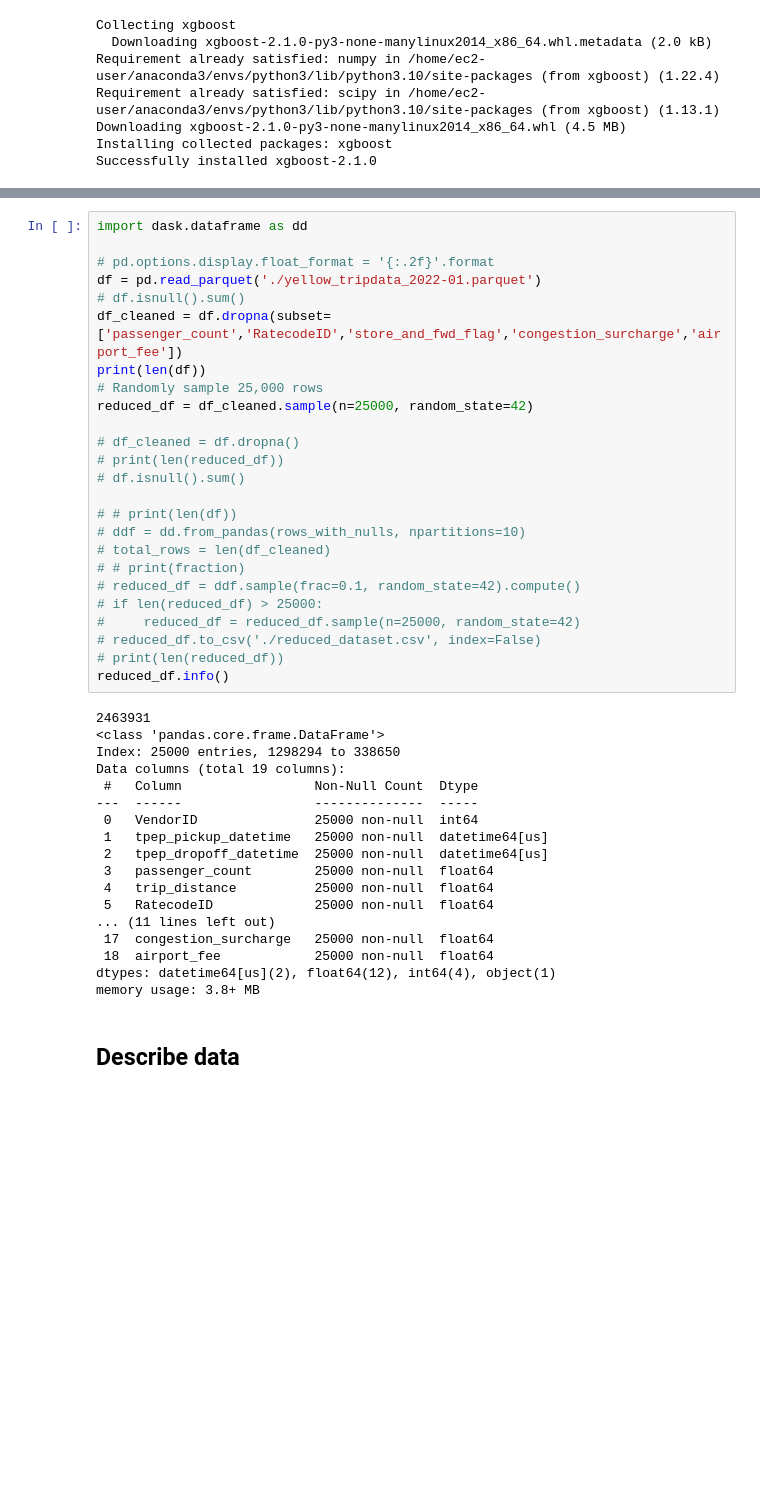
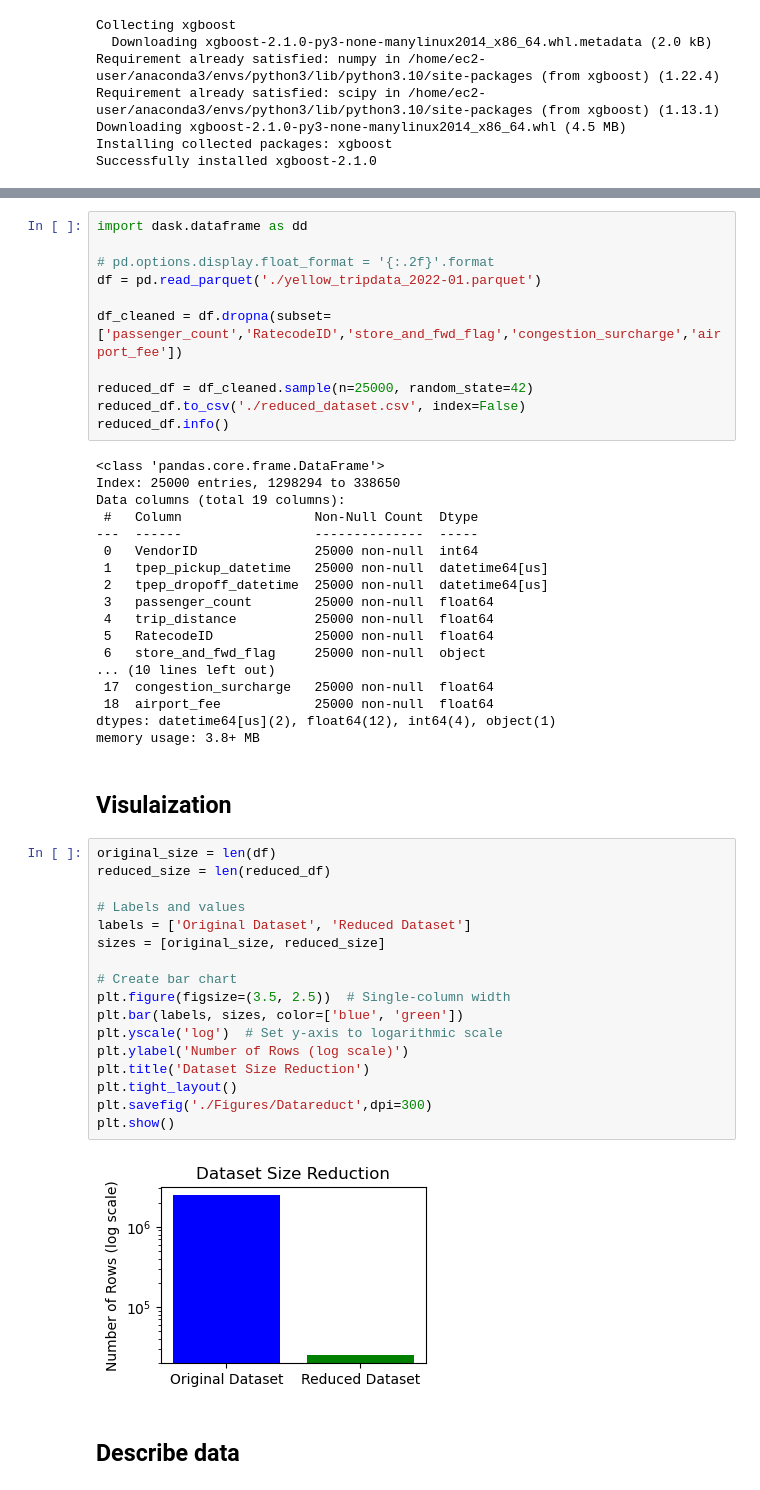
Before and after one commit to Hariharan-Sathiyamoorthy/Taxi_fare_predictor, a Jupyter notebook: CML.ipynb, the cells around one changed output, grey strips where cells are left out. Drawn from its saved outputs; the diff is of its cells as text; blank space fills up the shorter version.

```diff
--- a/CML.ipynb
+++ b/CML.ipynb
@@ -39,28 +39,13 @@ import dask.dataframe as dd
 
 # pd.options.display.float_format = '{:.2f}'.format
 df = pd.read_parquet('./yellow_tripdata_2022-01.parquet')
-# df.isnull().sum()
+
 df_cleaned = df.dropna(subset=['passenger_count','RatecodeID','store_and_fwd_flag','congestion_surcharge','airport_fee'])
-print(len(df))
-# Randomly sample 25,000 rows
+
 reduced_df = df_cleaned.sample(n=25000, random_state=42)
-
-# df_cleaned = df.dropna()
-# print(len(reduced_df))
-# df.isnull().sum()
-
-# # print(len(df))
-# ddf = dd.from_pandas(rows_with_nulls, npartitions=10)
-# total_rows = len(df_cleaned)
-# # print(fraction)
-# reduced_df = ddf.sample(frac=0.1, random_state=42).compute()
-# if len(reduced_df) > 25000:
-#     reduced_df = reduced_df.sample(n=25000, random_state=42)
-# reduced_df.to_csv('./reduced_dataset.csv', index=False)
-# print(len(reduced_df))
+reduced_df.to_csv('./reduced_dataset.csv', index=False)
 reduced_df.info()
 # %% [output]
-2463931
 <class 'pandas.core.frame.DataFrame'>
 Index: 25000 entries, 1298294 to 338650
 Data columns (total 19 columns):
@@ -72,11 +57,33 @@ Data columns (total 19 columns):
  3   passenger_count        25000 non-null  float64
  4   trip_distance          25000 non-null  float64
  5   RatecodeID             25000 non-null  float64
-... (11 lines left out)
+ 6   store_and_fwd_flag     25000 non-null  object
+... (10 lines left out)
  17  congestion_surcharge   25000 non-null  float64
  18  airport_fee            25000 non-null  float64
 dtypes: datetime64[us](2), float64(12), int64(4), object(1)
 memory usage: 3.8+ MB
+# %% [markdown]
+## Visulaization
+# %%
+original_size = len(df)
+reduced_size = len(reduced_df)
+
+# Labels and values
+labels = ['Original Dataset', 'Reduced Dataset']
+sizes = [original_size, reduced_size]
+
+# Create bar chart
+plt.figure(figsize=(3.5, 2.5))  # Single-column width
+plt.bar(labels, sizes, color=['blue', 'green'])
+plt.yscale('log')  # Set y-axis to logarithmic scale
+plt.ylabel('Number of Rows (log scale)')
+plt.title('Dataset Size Reduction')
+plt.tight_layout()
+plt.savefig('./Figures/Datareduct',dpi=300)
+plt.show()
+# %% [output]
+[figure, added]
 # %% [markdown]
 ## Describe data
 # %%
```
Also changed, not shown: parts of 71 cells of this notebook, 6 other files.
